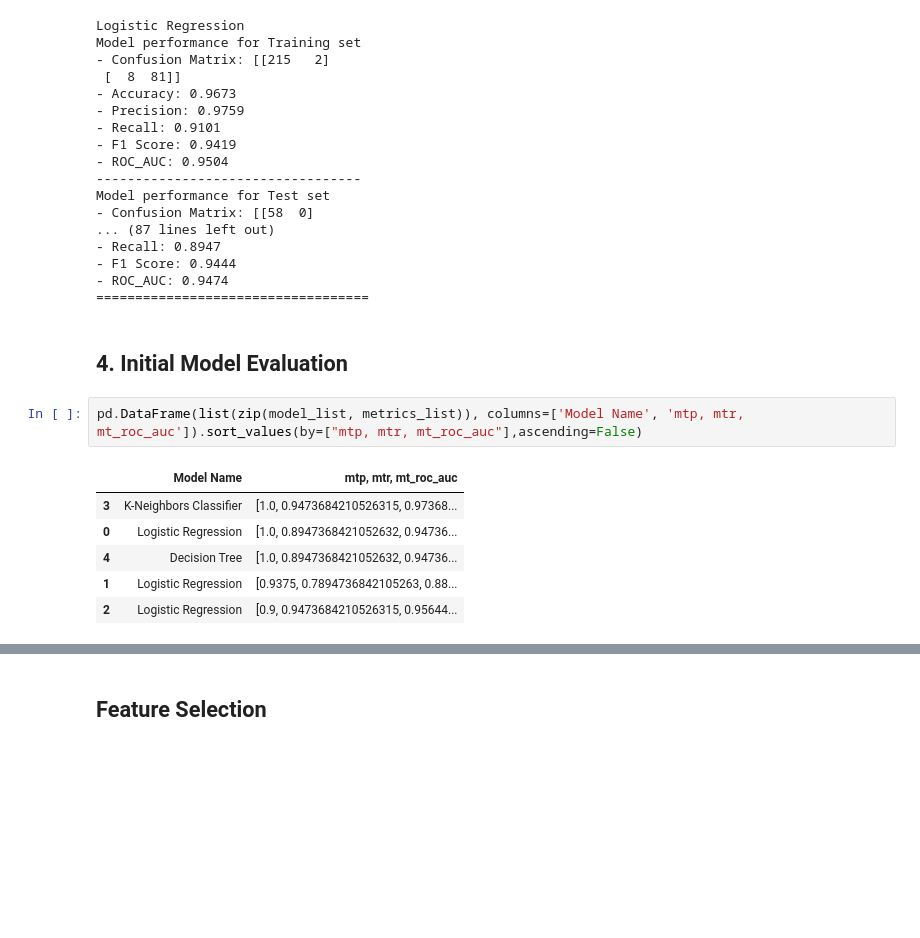
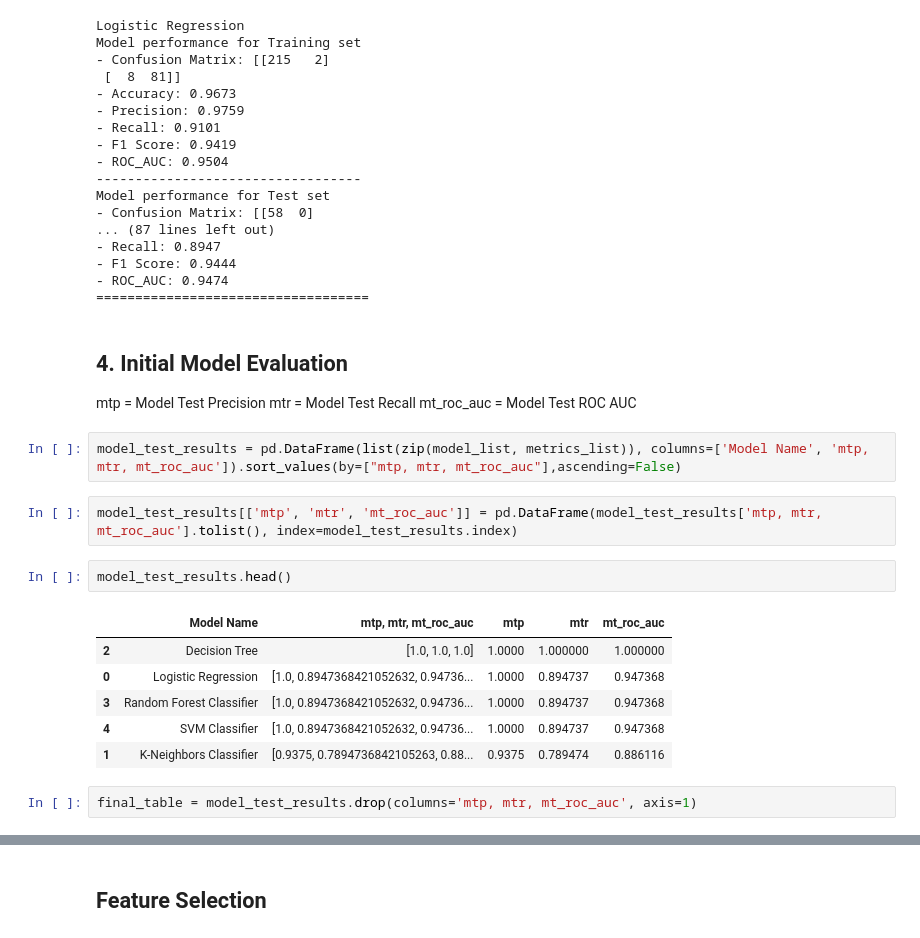
Before and after one commit to ShaniceWilliams/thyroid-study, a Jupyter notebook: notebooks/2.model_building.ipynb, the cells around one changed output, grey strips where cells are left out. Drawn from its saved outputs; the diff is of its cells as text; blank space fills up the shorter version.

Commit message:
Feat: Added table to evaluate initial model results.

```diff
--- a/notebooks/2.model_building.ipynb
+++ b/notebooks/2.model_building.ipynb
@@ -216,12 +224,22 @@ Model performance for Test set
 ===================================
 # %% [markdown]
 ## 4. Initial Model Evaluation
+
+mtp = Model Test Precision
+mtr = Model Test Recall
+mt_roc_auc = Model Test ROC AUC
 # %%
-pd.DataFrame(list(zip(model_list, metrics_list)), columns=['Model Name', 'mtp, mtr, mt_roc_auc']).sort_values(by=["mtp, mtr, mt_roc_auc"],ascending=False)
+model_test_results = pd.DataFrame(list(zip(model_list, metrics_list)), columns=['Model Name', 'mtp, mtr, mt_roc_auc']).sort_values(by=["mtp, mtr, mt_roc_auc"],ascending=False)
-# %% [output]
-|  | Model Name | mtp, mtr, mt_roc_auc |
-| 3 | K-Neighbors Classifier | [1.0, 0.9473684210526315, 0.97368... |
-| 0 | Logistic Regression | [1.0, 0.8947368421052632, 0.94736... |
-| 4 | Decision Tree | [1.0, 0.8947368421052632, 0.94736... |
-| 1 | Logistic Regression | [0.9375, 0.7894736842105263, 0.88... |
-| 2 | Logistic Regression | [0.9, 0.9473684210526315, 0.95644... |
+# %%
+model_test_results[['mtp', 'mtr', 'mt_roc_auc']] = pd.DataFrame(model_test_results['mtp, mtr, mt_roc_auc'].tolist(), index=model_test_results.index)
+# %%
+model_test_results.head()
+# %% [output]
+|  | Model Name | mtp, mtr, mt_roc_auc | mtp | mtr | mt_roc_auc |
+| 2 | Decision Tree | [1.0, 1.0, 1.0] | 1.0000 | 1.000000 | 1.000000 |
+| 0 | Logistic Regression | [1.0, 0.8947368421052632, 0.94736... | 1.0000 | 0.894737 | 0.947368 |
+| 3 | Random Forest Classifier | [1.0, 0.8947368421052632, 0.94736... | 1.0000 | 0.894737 | 0.947368 |
+| 4 | SVM Classifier | [1.0, 0.8947368421052632, 0.94736... | 1.0000 | 0.894737 | 0.947368 |
+| 1 | K-Neighbors Classifier | [0.9375, 0.7894736842105263, 0.88... | 0.9375 | 0.789474 | 0.886116 |
+# %%
+final_table = model_test_results.drop(columns='mtp, mtr, mt_roc_auc', axis=1)
```
Also changed, not shown: parts of 2 cells of this notebook.
